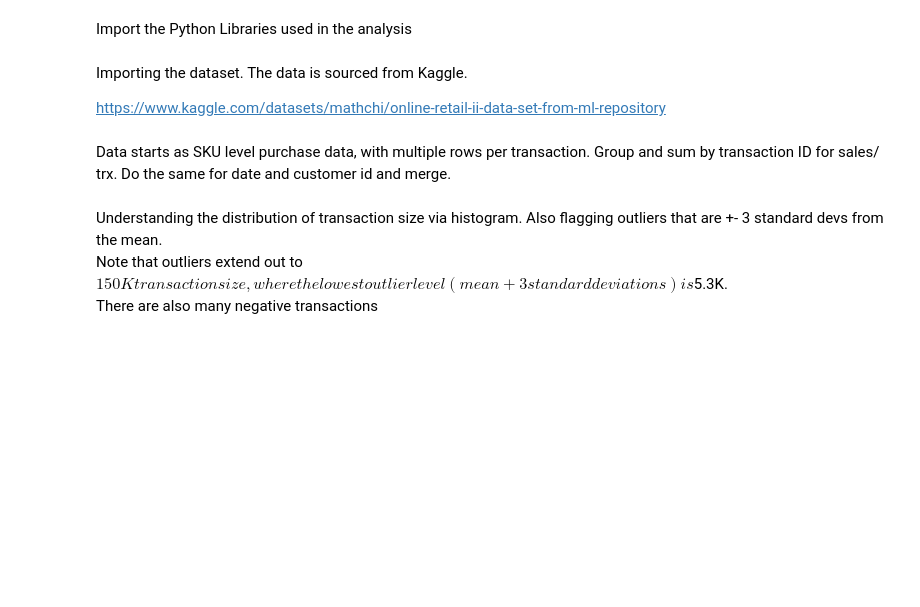
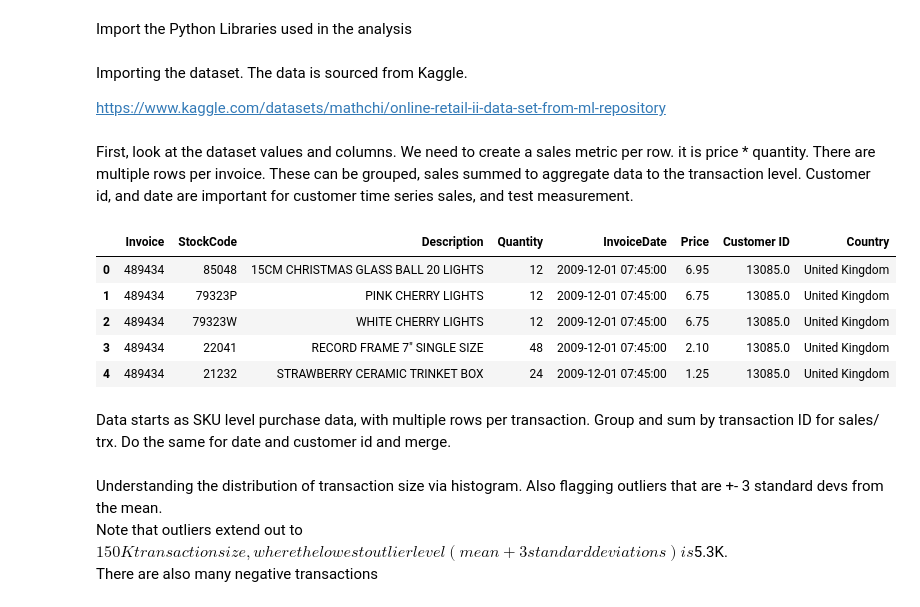
Before and after one commit to jcampbell542/optimizing_customer_test_measurement, a Jupyter notebook: Improved Random Selection.ipynb, the cells around one changed output. Saved outputs shown, nothing was run; the diff lists cells and outputs as text; code cells hidden in the pictures; blank space fills up the shorter version.

```diff
--- a/Improved Random Selection.ipynb
+++ b/Improved Random Selection.ipynb
@@ -64,3 +61,14 @@ dataset_retail['SKU_sales'] = dataset_retail['Quantity'] * dataset_retail['Price
+# %% [markdown]
+First, look at the dataset values and columns.   We need to create a sales metric per row.  it is price * quantity.  There are multiple rows per invoice.  These can be grouped, sales summed to aggregate data to the transaction level.  Customer id, and date are important for customer time series sales, and test measurement.
+# %%
+dataset_retail.head()
+# %% [output]
+|  | Invoice | StockCode | Description | Quantity | InvoiceDate | Price | Customer ID | Country |
+| 0 | 489434 | 85048 | 15CM CHRISTMAS GLASS BALL 20 LIGHTS | 12 | 2009-12-01 07:45:00 | 6.95 | 13085.0 | United Kingdom |
+| 1 | 489434 | 79323P | PINK CHERRY LIGHTS | 12 | 2009-12-01 07:45:00 | 6.75 | 13085.0 | United Kingdom |
+| 2 | 489434 | 79323W | WHITE CHERRY LIGHTS | 12 | 2009-12-01 07:45:00 | 6.75 | 13085.0 | United Kingdom |
+| 3 | 489434 | 22041 | RECORD FRAME 7" SINGLE SIZE | 48 | 2009-12-01 07:45:00 | 2.10 | 13085.0 | United Kingdom |
+| 4 | 489434 | 21232 | STRAWBERRY CERAMIC TRINKET BOX | 24 | 2009-12-01 07:45:00 | 1.25 | 13085.0 | United Kingdom |
 # %% [markdown]
 Data starts as SKU level purchase data, with multiple rows per transaction.  Group and sum by transaction ID for sales/ trx.  Do the same for date and customer id and merge.
 # %%
```
Also changed, not shown: parts of 3 cells of this notebook.
